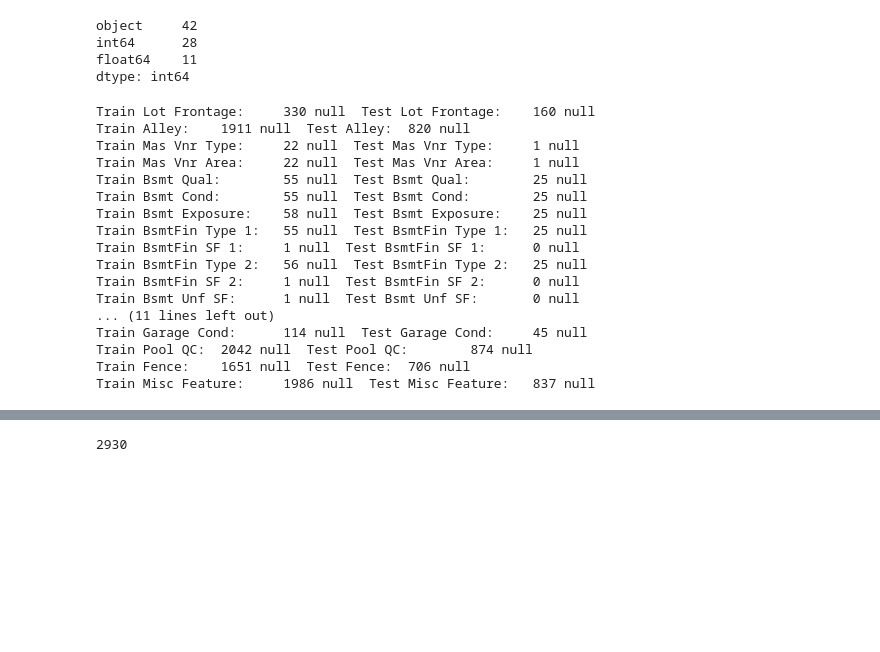
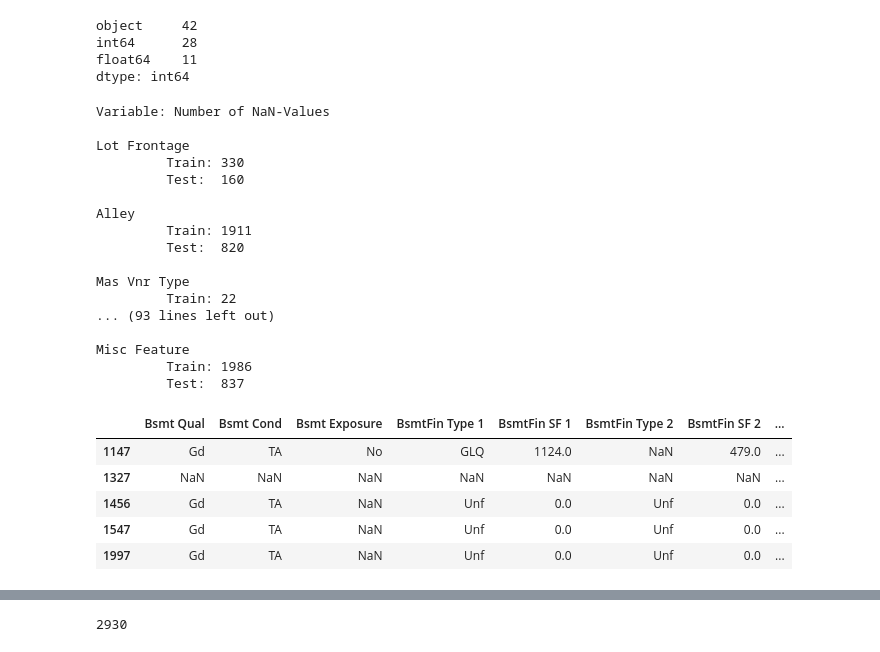
Before and after one commit to griffinbran/Real-Estate-Statistical-Modeling, a Jupyter notebook: code/01_EDA_and_Cleaning.ipynb, the cells around one changed output, grey strips where cells are left out. Cells and saved outputs as stored; diff of their text form; code cells hidden in the pictures; blank space fills up the shorter version.

Commit message:
Imputed 11-basement column rows with 0-Total SF from NaN to 0 or NA for No Basement.

```diff
--- a/code/01_EDA_and_Cleaning.ipynb
+++ b/code/01_EDA_and_Cleaning.ipynb
@@ -53,25 +53,67 @@ dtype: int64
 # %%
 #Create list of features with null values in either test or train datasets
 null_features = []
+print('Variable: Number of NaN-Values\n')
 for column in test_df.columns:
     if (train_df[column].isnull().sum()>0) | (test_df[column].isnull().sum()>0):
         null_features.append(column)
-        print(f'Train {column}:\t{train_df[column].isnull().sum()} null ',f'Test {column}:\t{test_df[column].isnull().sum()} null ' )
+        #print(f'Train {column}:\t\t{train_df[column].isnull().sum()} null\t\t',f'Test {column}:\t\t{test_df[column].isnull().sum()} null ' )
+        print(f'{column}\n\t Train: {train_df[column].isnull().sum()}\n\t',f'Test:  {test_df[column].isnull().sum()}\n' )
 # %% [output]
-Train Lot Frontage:     330 null  Test Lot Frontage:    160 null
-Train Alley:    1911 null  Test Alley:  820 null
-Train Mas Vnr Type:     22 null  Test Mas Vnr Type:     1 null
-Train Mas Vnr Area:     22 null  Test Mas Vnr Area:     1 null
-Train Bsmt Qual:        55 null  Test Bsmt Qual:        25 null
-Train Bsmt Cond:        55 null  Test Bsmt Cond:        25 null
-Train Bsmt Exposure:    58 null  Test Bsmt Exposure:    25 null
-Train BsmtFin Type 1:   55 null  Test BsmtFin Type 1:   25 null
-Train BsmtFin SF 1:     1 null  Test BsmtFin SF 1:      0 null
-Train BsmtFin Type 2:   56 null  Test BsmtFin Type 2:   25 null
-Train BsmtFin SF 2:     1 null  Test BsmtFin SF 2:      0 null
-Train Bsmt Unf SF:      1 null  Test Bsmt Unf SF:       0 null
-... (11 lines left out)
-Train Garage Cond:      114 null  Test Garage Cond:     45 null
-Train Pool QC:  2042 null  Test Pool QC:        874 null
-Train Fence:    1651 null  Test Fence:  706 null
-Train Misc Feature:     1986 null  Test Misc Feature:   837 null
+Variable: Number of NaN-Values
+
+Lot Frontage
+         Train: 330
+         Test:  160
+
+Alley
+         Train: 1911
+         Test:  820
+
+Mas Vnr Type
+         Train: 22
+... (93 lines left out)
+
+Misc Feature
+         Train: 1986
+         Test:  837
+# %%
+# Filter training DF to include the 11-columns with basement data
+bsmt_cols = [col for col in train_df.columns if 'Bsmt' in col]
+basement_df = train_df[bsmt_cols]
+
+# Distinguish the Basement variables by categorical-ordinal & numerical-continuous
+continuous_bsmt = ['BsmtFin SF 1',
+                   'BsmtFin SF 2',
+                   'Bsmt Unf SF',
+                   'Total Bsmt SF',
+                   'Bsmt Full Bath',
+                   'Bsmt Half Bath']
+
+# These columns expect 'NA' for NO BASEMENT
+ordinal_bsmt = ['Bsmt Qual',
+                'Bsmt Cond',
+                'Bsmt Exposure',
+                'BsmtFin Type 1',
+                'BsmtFin Type 2']
+
+# Look through each training data record with No Basement
+for row in train_df[train_df['Total Bsmt SF']==0].index:
+    for col in bsmt_cols:
+        if col in continuous_bsmt:
+            train_df.loc[row, [col]] = 0
+        if col in ordinal_bsmt:
+            train_df.loc[row, [col]] = 'NA'
+
+# Consider only the 59-basement entries with NaN's for investigation
+basement_df[basement_df.isna().any(axis=1)]
+
+# Notice: 4-rows {1147, 1456, 1547, 1997} are incomplete records
+# Only row-1327 requires more EDA to interpret NaN-entries
+# %% [output]
+|  | Bsmt Qual | Bsmt Cond | Bsmt Exposure | BsmtFin Type 1 | BsmtFin SF 1 | BsmtFin Type 2 | BsmtFin SF 2 | ... |
+| 1147 | Gd | TA | No | GLQ | 1124.0 | NaN | 479.0 | ... |
+| 1327 | NaN | NaN | NaN | NaN | NaN | NaN | NaN | ... |
+| 1456 | Gd | TA | NaN | Unf | 0.0 | Unf | 0.0 | ... |
+| 1547 | Gd | TA | NaN | Unf | 0.0 | Unf | 0.0 | ... |
+| 1997 | Gd | TA | NaN | Unf | 0.0 | Unf | 0.0 | ... |
```
Also changed, not shown: parts of 5 cells of this notebook, 1 other file.
